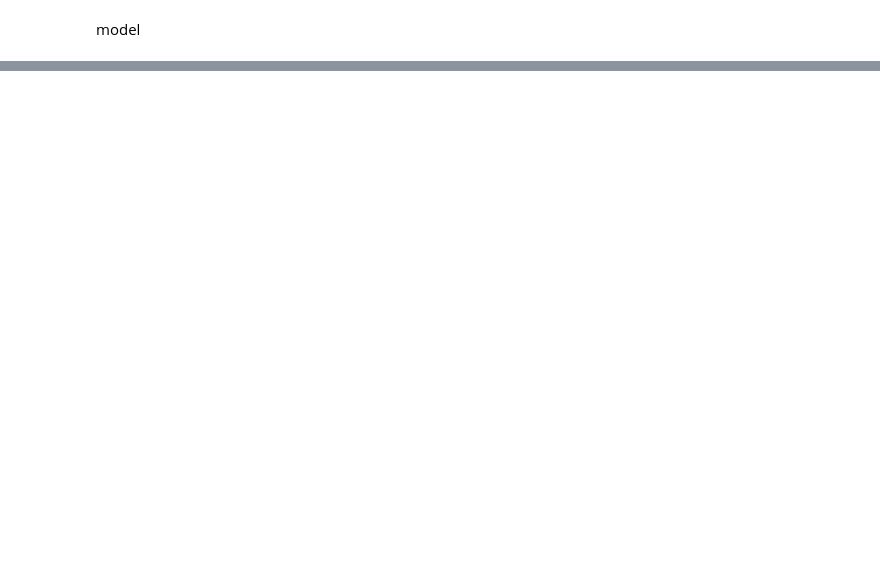
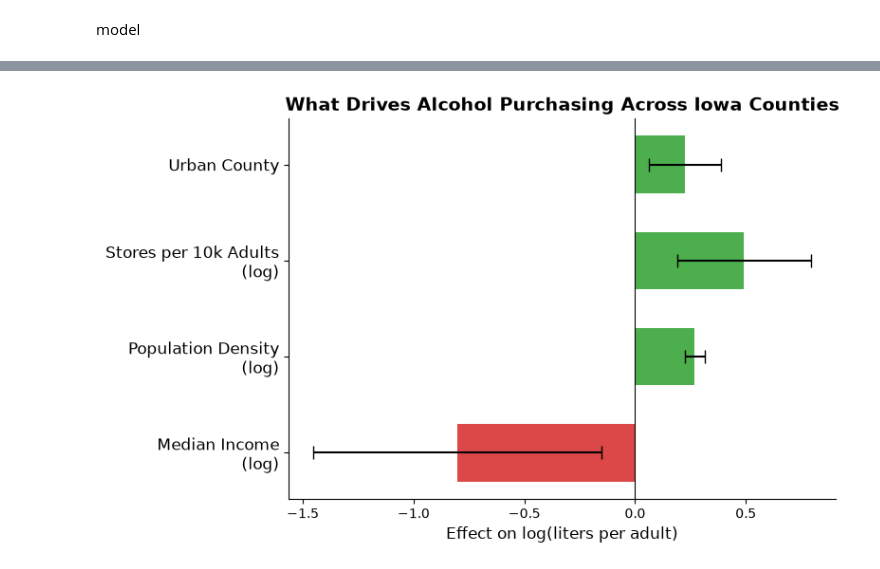
Before and after one commit to HudsonPifer1217/Data4401AlcoholProject, a Jupyter notebook: DEAD-Analysis.ipynb, the cells around one changed output, grey strips where cells are left out. Cells and saved outputs as stored; diff of their text form; code cells hidden in the pictures; blank space fills up the shorter version.

```diff
--- a/DEAD-Analysis.ipynb
+++ b/DEAD-Analysis.ipynb
@@ -701,0 +639,32 @@ Covariance Type:              nonrobust
+# %%
+import matplotlib.pyplot as plt
+import numpy as np
+
+# Pull the main effects you want to show — skip month dummies and interactions for this chart
+vars_to_plot = ['log_income', 'log_density', 'log_stores_per_10k', 'urban']
+labels = ['Median Income\n(log)', 'Population Density\n(log)', 'Stores per 10k Adults\n(log)', 'Urban County']
+
+coefs = results_cl.params[vars_to_plot]
+ci = results_cl.conf_int().loc[vars_to_plot]
+errors = [coefs - ci[0], ci[1] - coefs]
+
+coefs = results_cl.params[vars_to_plot]
+ci = results_cl.conf_int().loc[vars_to_plot]
+errors = [coefs - ci[0], ci[1] - coefs]
+
+fig, ax = plt.subplots(figsize=(8, 5))
+y_pos = np.arange(len(vars_to_plot))
+colors = ['#d62728' if c < 0 else '#2ca02c' for c in coefs]
+
+ax.barh(y_pos, coefs, xerr=errors, color=colors, alpha=0.85, capsize=5, height=0.6)
+ax.set_yticks(y_pos)
+ax.set_yticklabels(labels, fontsize=12)
+ax.axvline(0, color='black', linewidth=0.8)
+ax.set_xlabel('Effect on log(liters per adult)', fontsize=12)
+ax.set_title('What Drives Alcohol Purchasing Across Iowa Counties', fontsize=14, weight='bold')
+ax.spines[['top','right']].set_visible(False)
+plt.tight_layout()
+plt.savefig('coefficient_chart.png', dpi=200, bbox_inches='tight')
+plt.show()
+# %% [output]
+[figure, added]
```
Also changed, not shown: parts of 21 cells of this notebook.
